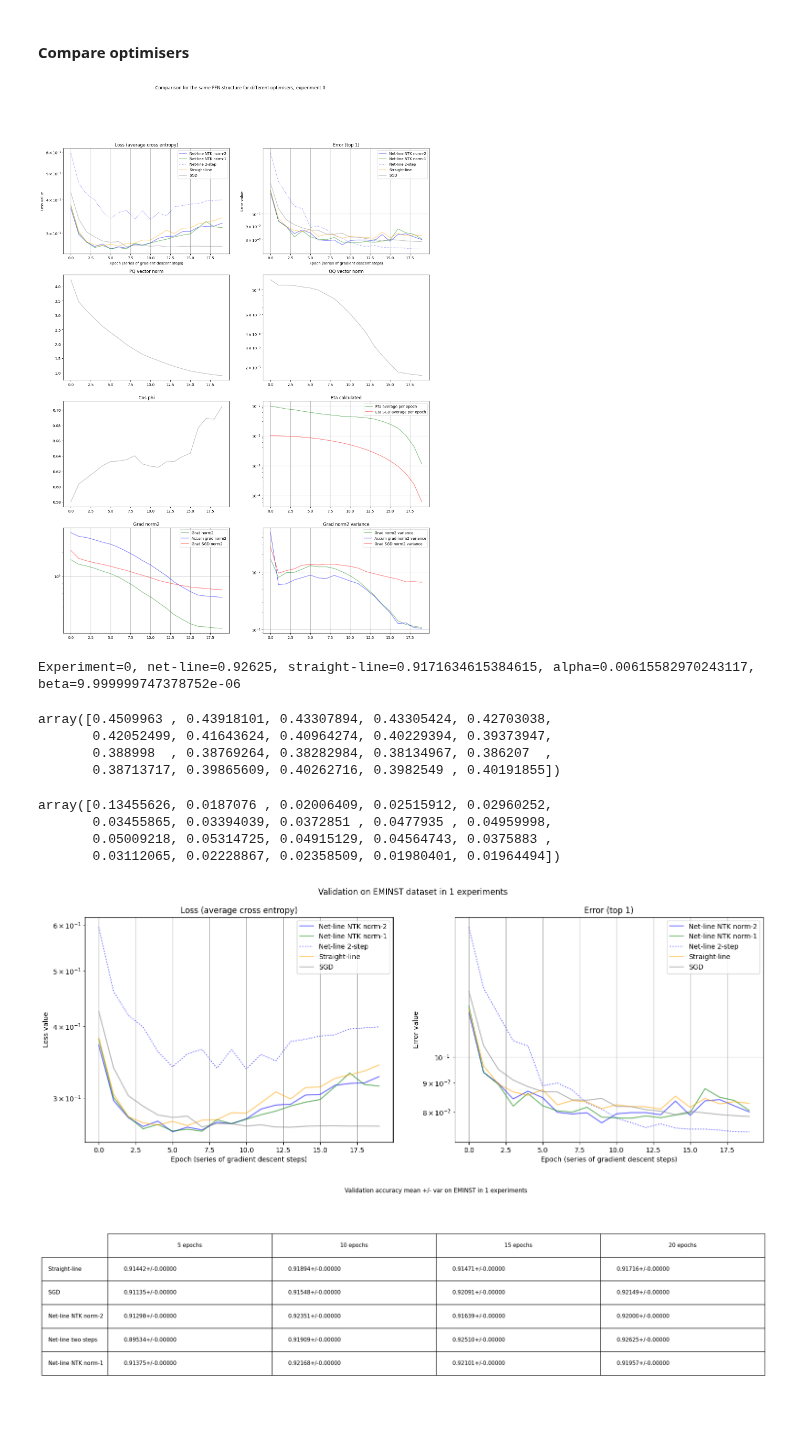
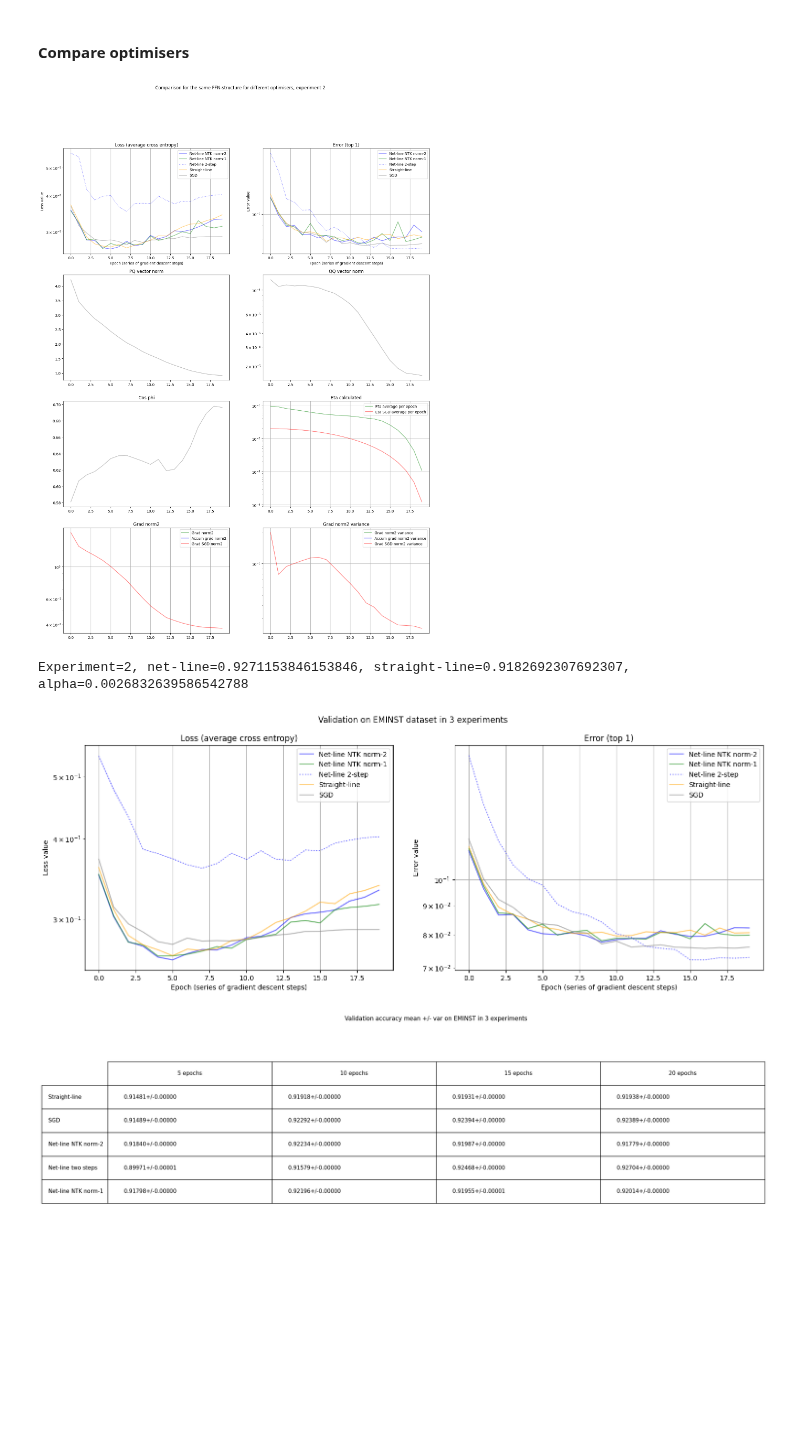
Before and after one commit to vkmbox/adaptive_stepsize, a Jupyter notebook: comparison_eminst_ffn.ipynb, the cells around one changed output. Saved outputs shown, nothing was run; the diff lists cells and outputs as text; code cells hidden in the pictures; blank space fills up the shorter version.

```diff
--- a/comparison_eminst_ffn.ipynb
+++ b/comparison_eminst_ffn.ipynb
@@ -37,6 +38,6 @@ OUTPUT_DIM=26
 DEVICE = torch.device('cuda:0' if torch.cuda.is_available() else 'cpu')
 slope_plus, slope_minus=1.0, 0.1
 
-EXPERIMENTS = 1 #3
+EXPERIMENTS = 3
 EPOCHS_PER_EXPERIMENT = 20
 DATASET_PATH = "./datasets"
@@ -273,8 +287,6 @@ meta = MetaData(batch_size = BATCH_SIZE, output_dim=OUTPUT_DIM, lb = 0.005, lw =
 11 - grad_norm2_sq, 12 - grad_norm2_var, 13 - accum_norm2_sq, 14 - accum_norm2_var, 15 - empty, 16 - empty
 '''
 experimental_results = np.zeros((EXPERIMENTS, EPOCHS_PER_EXPERIMENT, 5, 15))
-eta_fixed = 0.01
-#qq_divider = 1.0
 
 for experiment in range(EXPERIMENTS):
 
@@ -291,7 +303,7 @@ for experiment in range(EXPERIMENTS):
     net_sgd.set_slopes(slope_plus, slope_minus)
     loss_sgd = nn.CrossEntropyLoss()
     #opt_sgd = optim.SGD(net_sgd.parameters(), lr=1e-2, momentum=0.9, nesterov=True, weight_decay=2.5e-4)
-    opt_sgd = optim.SGD(net_sgd.parameters(), eta_fixed, momentum=0.9)#, weight_decay=2.5e-4)
+    opt_sgd = optim.SGD(net_sgd.parameters(), 0.02, momentum=0.9)
     schd_sgd = optim.lr_scheduler.CosineAnnealingLR(opt_sgd, T_max=EPOCHS_PER_EXPERIMENT)
 
     #Net-line NTK norm2
@@ -305,26 +317,22 @@ for experiment in range(EXPERIMENTS):
     opt_linentk1 = StepCalculatorEtaSoftmaxArmihoNorm1Base(meta)
 
     #Net-line step
-    net_linestep = copy.deepcopy(net_straightline)
-    net_linestep.set_slopes(slope_plus, slope_minus)
-    #net_linestep.train(False)
-    opt_linestep = NetLineStepProcessor(net_linestep, meta, DEVICE)
-    opt_linestep.eta1 = 1e-5
-    #opt_linestep.alpha = 0.5
-    opt_linestep.beta_min = torch.tensor(0.00001).to(DEVICE)
-    opt_linestep.kappa_step_pp = 0.0
-    opt_linestep.do_logging = True
-    opt_linestep.do_calc_armiho = False
-    opt_linestep.do_calc_grad_norm2 = True
-    opt_linestep.shorten_grad_accumulated = True
+    snl_momentum = 0.9
+    snl_eta1 = 0.00001
+
+    snl_net = copy.deepcopy(net_straightline)
+    snl_net.set_slopes(slope_plus, slope_minus)
+    snl_opt = optim.SGD(snl_net.parameters(), lr=snl_eta1, momentum=snl_momentum, nesterov=False)
+    snl_sch = NetLineStepLR(snl_net, snl_opt, meta)
+    snl_sch.do_shorten_lr_for_momentum = True
+    snl_sch.do_calc_grad_norm2 = False
 
     for epoch in range(EPOCHS_PER_EXPERIMENT):
         #alpha for net-line
-        eta_raw = experimental_results[experiment, 0:epoch, 3, 10]
-        opt_linestep.alpha = cosine_annealing2_lr(1.0, 0.0, 0, 20, epoch)
+        snl_sch.alpha_epoch = cosine_annealing2_lr(1.0, 0.0, 0, 20, epoch)
 
-        mt_agrad, mt_agrad_sq, mt_grad_sga_sq, mt_grad_sga, mt_grad_sq, mt_adam, mt_netline, mt_sgd, mt_qq, mt_pq, mt_cos, mt_eta, mt_armiho, mt_eta_raw, mt_grad = \
-            AverageMeter(), AverageMeter(), AverageMeter(), AverageMeter(), AverageMeter(), AverageMeter(), AverageMeter(), AverageMeter(), AverageMeter(), AverageMeter(), AverageMeter(), AverageMeter(), AverageMeter(), AverageMeter(), AverageMeter()
+        mt_alpha, mt_agrad, mt_agrad_sq, mt_grad_sga_sq, mt_grad_sga, mt_grad_sq, mt_adam, mt_netline, mt_sgd, mt_qq, mt_pq, mt_cos, mt_eta, mt_armiho, mt_eta_raw, mt_grad = \
+            AverageMeter(), AverageMeter(), AverageMeter(), AverageMeter(), AverageMeter(), AverageMeter(), AverageMeter(), AverageMeter(), AverageMeter(), AverageMeter(), AverageMeter(), AverageMeter(), AverageMeter(), AverageMeter(), AverageMeter(), AverageMeter()
 
         for train_batch in train_dataloader:
             images, labels_raw = train_batch
@@ -368,7 +376,7 @@ for experiment in range(EXPERIMENTS):
 
             logging.info("####Step with net-line 2-step version")
             ns_start = time.time_ns()
-            step_result = opt_linestep.step(labels, xx, momentum=0.9)
+            step_result = snl_sch.step(labels, xx)
             ns_end = time.time_ns()
             mt_netline.update(ns_end-ns_start)
             mt_pq.update(step_result.pq_norm)
@@ -379,13 +387,14 @@ for experiment in range(EXPERIMENTS):
             mt_grad_sq.update(step_result.grad_norm2_squared)
             mt_agrad.update(math.sqrt(step_result.accum_norm2_squared))
             mt_agrad_sq.update(step_result.accum_norm2_squared)
+            mt_alpha.update(step_result.alpha)
 
         #qq_norm, eta
         experimental_results[experiment, epoch, 3, 3] = mt_qq.avg
         experimental_results[experiment, epoch, 3, 4] = mt_pq.avg
         experimental_results[experiment, epoch, 3, 5] = mt_cos.avg
         experimental_results[experiment, epoch, 3, 6] = mt_eta.avg
-        experimental_results[experiment, epoch, 3, 7] = opt_linestep.alpha
+        experimental_results[experiment, epoch, 3, 7] = None
         experimental_results[experiment, epoch, 3, 8] = None
         experimental_results[experiment, epoch, 3, 9] = None
         experimental_results[experiment, epoch, 3, 10] = None
@@ -396,59 +405,45 @@ for experiment in range(EXPERIMENTS):
 
         # testing loop
         acc0, loss0 = test_loop(net_straightline)
         experimental_results[experiment, epoch, 0, 0] = acc0
         experimental_results[experiment, epoch, 0, 1] = loss0
 
         acc1, loss1 = test_loop(net_sgd)
         experimental_results[experiment, epoch, 1, 0] = acc1
         experimental_results[experiment, epoch, 1, 1] = loss1
         experimental_results[experiment, epoch, 1, 6] = schd_sgd.get_last_lr()[0]
         experimental_results[experiment, epoch, 1, 11] = mt_grad_sga.avg
         experimental_results[experiment, epoch, 1, 12] = mt_grad_sga_sq.avg - (mt_grad_sga.avg)**2
 
         acc2, loss2 = test_loop(net_linentk2)
         experimental_results[experiment, epoch, 2, 0] = acc2
         experimental_results[experiment, epoch, 2, 1] = loss2
 
-        acc3, loss3 = test_loop(net_linestep)
+        acc3, loss3 = test_loop(snl_net)
         experimental_results[experiment, epoch, 3, 0] = acc3
         experimental_results[experiment, epoch, 3, 1] = loss3
 
         acc4, loss4 = test_loop(net_linentk1)
         experimental_results[experiment, epoch, 4, 0] = acc4
         experimental_results[experiment, epoch, 4, 1] = loss4
 
         schd_sgd.step()
 
         title="Comparison for the same FFN-structure for different optimisers, experiment {}".format(experiment)
         experiment_comparison(experimental_results[experiment, 0:epoch+1], None, 0, 100, title=title)
 
-        print("Experiment={}, net-line={}, straight-line={}, alpha={}, beta={}"\
-            .format(experiment, acc3, acc0, opt_linestep.alpha, opt_linestep.beta_min))
+        print("Experiment={}, net-line={}, straight-line={}, alpha={}"\
+            .format(experiment, acc3, acc0, mt_alpha.avg))
 # %% [output]
-[figure, old version]
+[figure, new version]
-Experiment=0, net-line=0.92625, straight-line=0.9171634615384615, alpha=0.00615582970243117, beta=9.999999747378752e-06
+Experiment=2, net-line=0.9271153846153846, straight-line=0.9182692307692307, alpha=0.0026832639586542788
-# %%
-experimental_results[experiment, :, 3, 11]/experimental_results[experiment, :, 3, 13]
-# %% [output]
-array([0.4509963 , 0.43918101, 0.43307894, 0.43305424, 0.42703038,
-       0.42052499, 0.41643624, 0.40964274, 0.40229394, 0.39373947,
-       0.388998  , 0.38769264, 0.38282984, 0.38134967, 0.386207  ,
-       0.38713717, 0.39865609, 0.40262716, 0.3982549 , 0.40191855])
-# %%
-experimental_results[experiment, :, 3, 14]/experimental_results[experiment, :, 3, 13]
-# %% [output]
-array([0.13455626, 0.0187076 , 0.02006409, 0.02515912, 0.02960252,
-       0.03455865, 0.03394039, 0.0372851 , 0.0477935 , 0.04959998,
-       0.05009218, 0.05314725, 0.04915129, 0.04564743, 0.0375883 ,
-       0.03112065, 0.02228867, 0.02358509, 0.01980401, 0.01964494])
 # %%
 experimental_mean = np.mean(experimental_results, axis=0)
 experimental_var = np.var(experimental_results, axis=0)
 title2="Validation on EMINST dataset in {} experiments".format(EXPERIMENTS)
 experiments_comparison(experimental_mean, experimental_var, 0, epoch+1, title=title2)
 # %% [output]
-[figure, old version]
+[figure, new version]
 # %%
 title3 = "Validation accuracy mean +/- var on EMINST in {} experiments".format(EXPERIMENTS)
 accuracy_comparison(experimental_results, 0, EPOCHS_PER_EXPERIMENT, title=title3)
```
Also changed, not shown: parts of 3 cells of this notebook, 7 other files.
